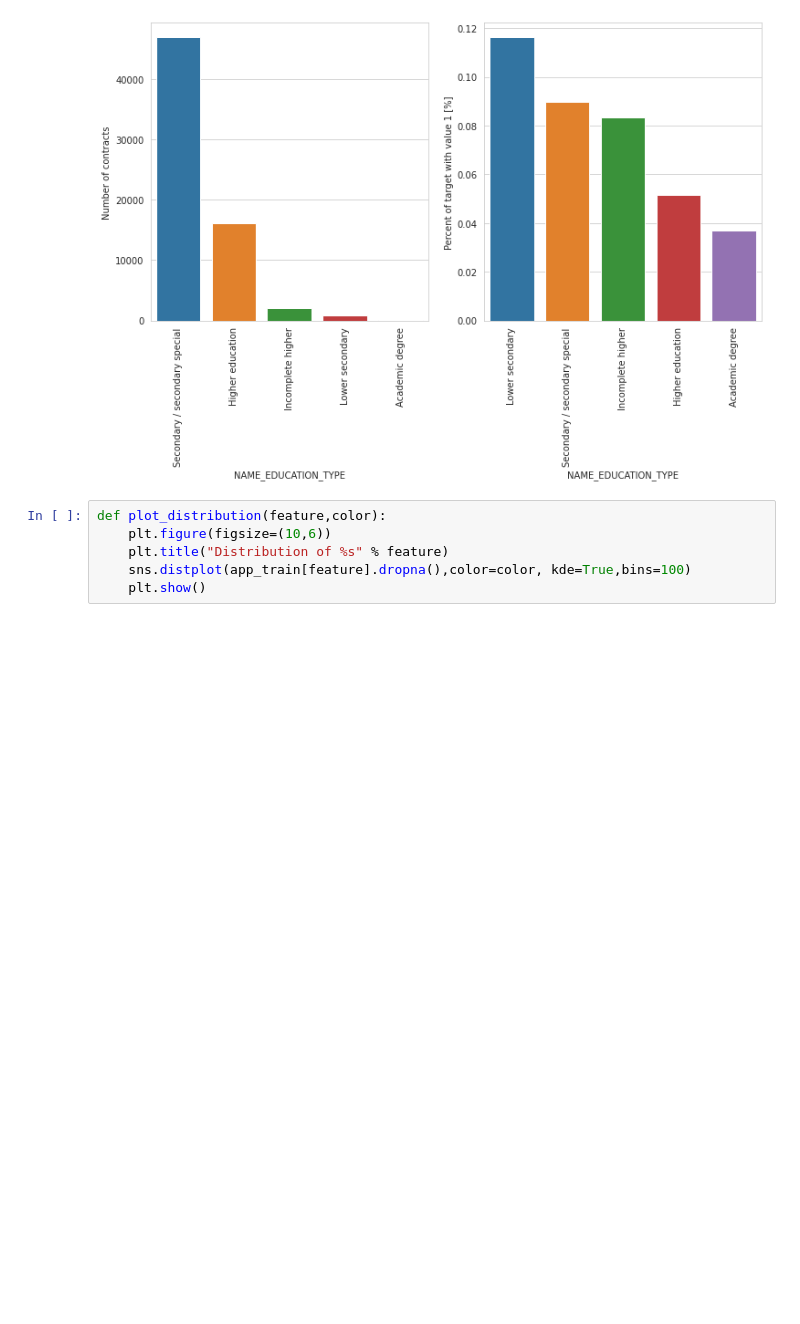
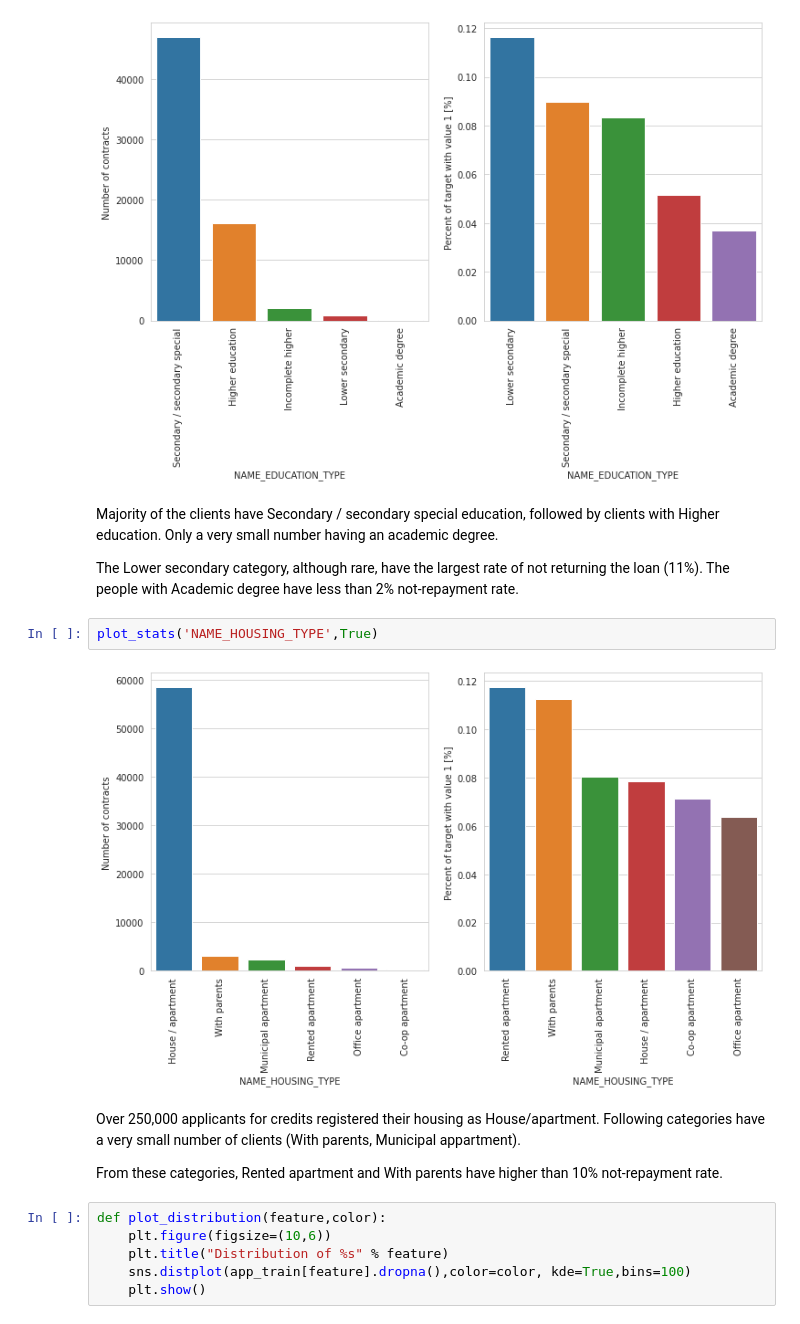
Before and after one commit to quangtu2607/machinelearning, a Jupyter notebook: week3/week3.ipynb, the cells around one changed output. Drawn from its saved outputs; the diff is of its cells as text; blank space fills up the shorter version.

```diff
--- a/week3/week3.ipynb
+++ b/week3/week3.ipynb
@@ -187,6 +219,18 @@ plot_stats('ORGANIZATION_TYPE',True, False)
 plot_stats('NAME_EDUCATION_TYPE',True)
 # %% [output]
 [figure]
+# %% [markdown]
+Majority of the clients have Secondary / secondary special education, followed by clients with Higher education. Only a very small number having an academic degree.
+
+The Lower secondary category, although rare, have the largest rate of not returning the loan (11%). The people with Academic degree have less than 2% not-repayment rate.
+# %%
+plot_stats('NAME_HOUSING_TYPE',True)
+# %% [output]
+[figure, added]
+# %% [markdown]
+Over 250,000 applicants for credits registered their housing as House/apartment. Following categories have a very small number of clients (With parents, Municipal appartment).
+
+From these categories, Rented apartment and With parents have higher than 10% not-repayment rate.
 # %%
 def plot_distribution(feature,color):
     plt.figure(figsize=(10,6))
```
Also changed, not shown: parts of 9 cells of this notebook.
